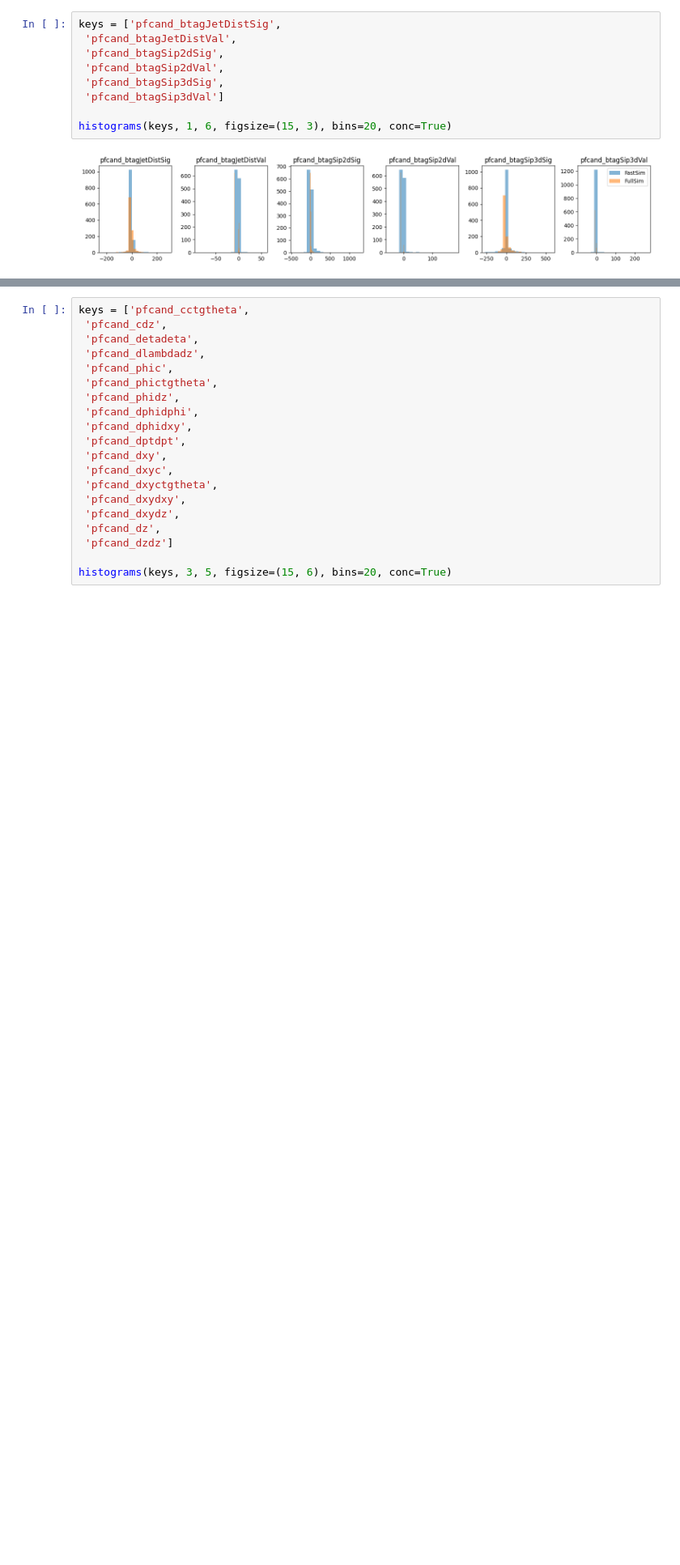
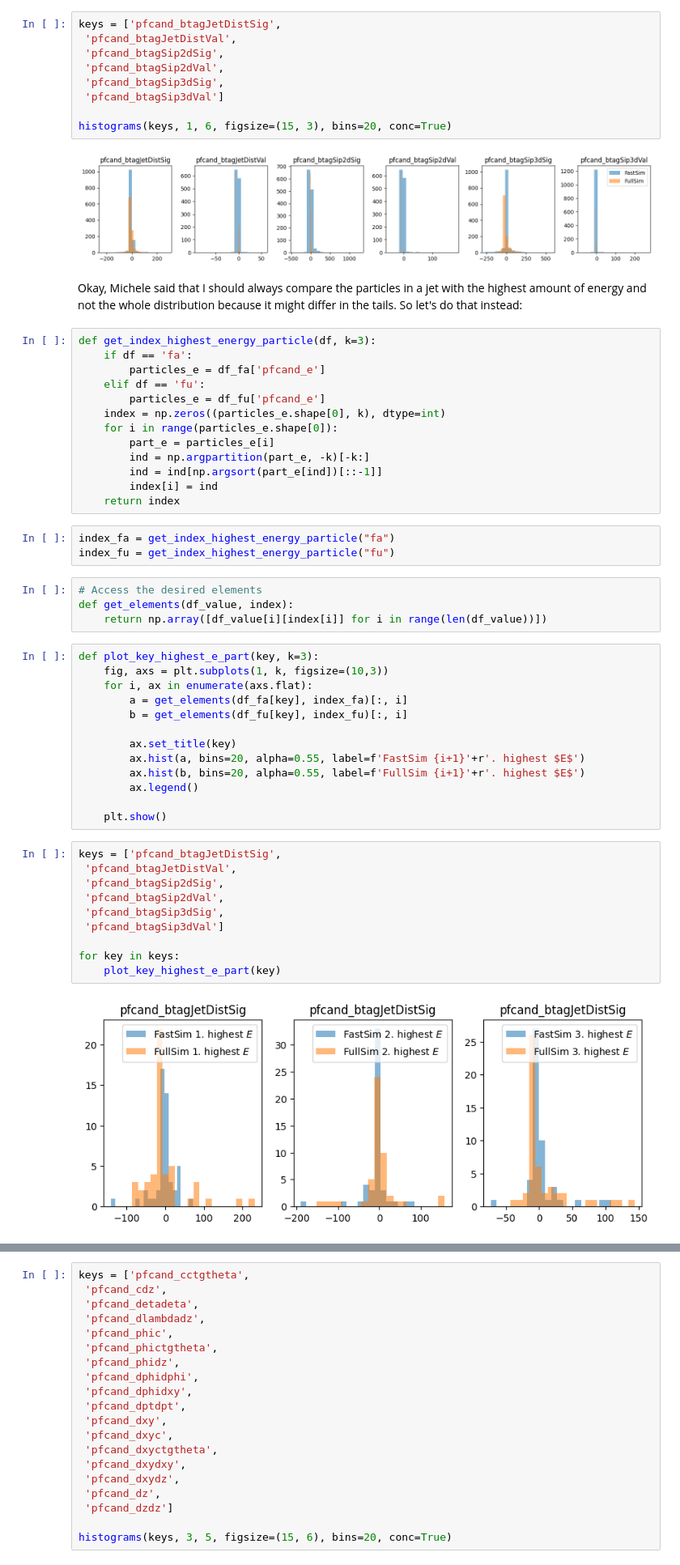
Before and after one commit to saracreates/TaggingResults, a Jupyter notebook: full-vs-fast-sim.ipynb, the cells around one changed output, grey strips where cells are left out. Shown: that part at 81% size. Saved outputs shown, nothing was run; the diff lists cells and outputs as text; blank space fills up the shorter version.

Commit message:
compare highest energy particles in jets

```diff
--- a/full-vs-fast-sim.ipynb
+++ b/full-vs-fast-sim.ipynb
@@ -108,3 +109,50 @@ keys = ['pfcand_btagJetDistSig',
 histograms(keys, 1, 6, figsize=(15, 3), bins=20, conc=True)
 # %% [output]
 [figure]
+# %% [markdown]
+Okay, Michele said that I should always compare the particles in a jet with the highest amount of energy and not the whole distribution because it might differ in the tails. So let's do that instead:
+# %%
+def get_index_highest_energy_particle(df, k=3):
+    if df == 'fa':
+        particles_e = df_fa['pfcand_e']
+    elif df == 'fu':
+        particles_e = df_fu['pfcand_e']
+    index = np.zeros((particles_e.shape[0], k), dtype=int)
+    for i in range(particles_e.shape[0]):
+        part_e = particles_e[i]
+        ind = np.argpartition(part_e, -k)[-k:]
+        ind = ind[np.argsort(part_e[ind])[::-1]]
+        index[i] = ind
+    return index
+# %%
+index_fa = get_index_highest_energy_particle("fa")
+index_fu = get_index_highest_energy_particle("fu")
+# %%
+# Access the desired elements
+def get_elements(df_value, index):
+    return np.array([df_value[i][index[i]] for i in range(len(df_value))])
+# %%
+def plot_key_highest_e_part(key, k=3):
+    fig, axs = plt.subplots(1, k, figsize=(10,3))
+    for i, ax in enumerate(axs.flat):
+        a = get_elements(df_fa[key], index_fa)[:, i]
+        b = get_elements(df_fu[key], index_fu)[:, i]
+
+        ax.set_title(key)
+        ax.hist(a, bins=20, alpha=0.55, label=f'FastSim {i+1}'+r'. highest $E$')
+        ax.hist(b, bins=20, alpha=0.55, label=f'FullSim {i+1}'+r'. highest $E$')
+        ax.legend()
+
+    plt.show()
+# %%
+keys = ['pfcand_btagJetDistSig',
+ 'pfcand_btagJetDistVal',
+ 'pfcand_btagSip2dSig',
+ 'pfcand_btagSip2dVal',
+ 'pfcand_btagSip3dSig',
+ 'pfcand_btagSip3dVal']
+
+for key in keys:
+    plot_key_highest_e_part(key)
+# %% [output]
+[figure, added]
```
Also changed, not shown: parts of 4 cells of this notebook.
